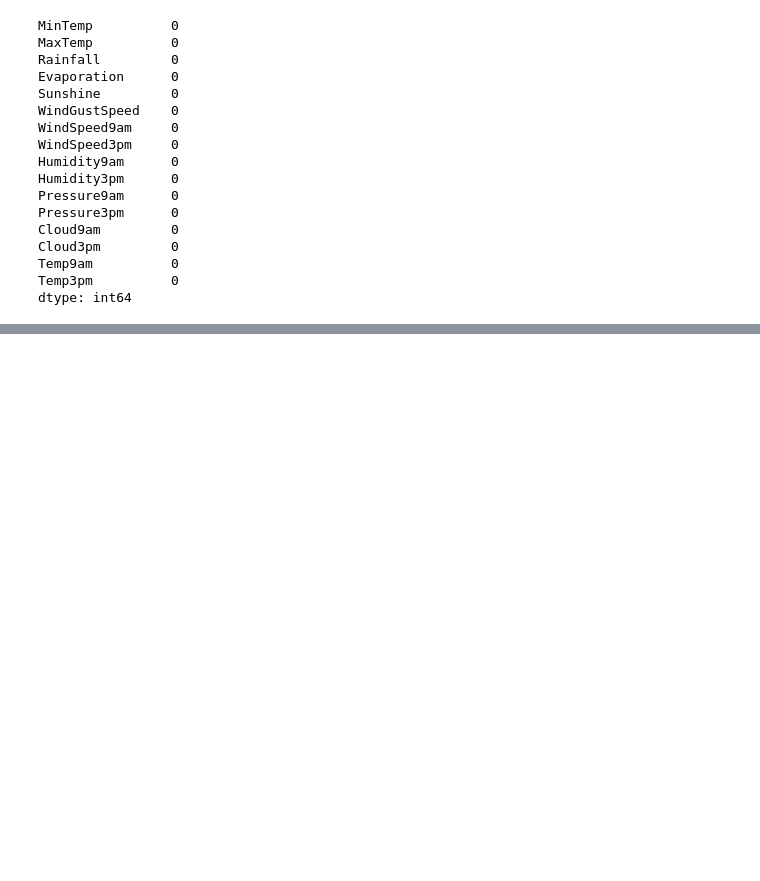
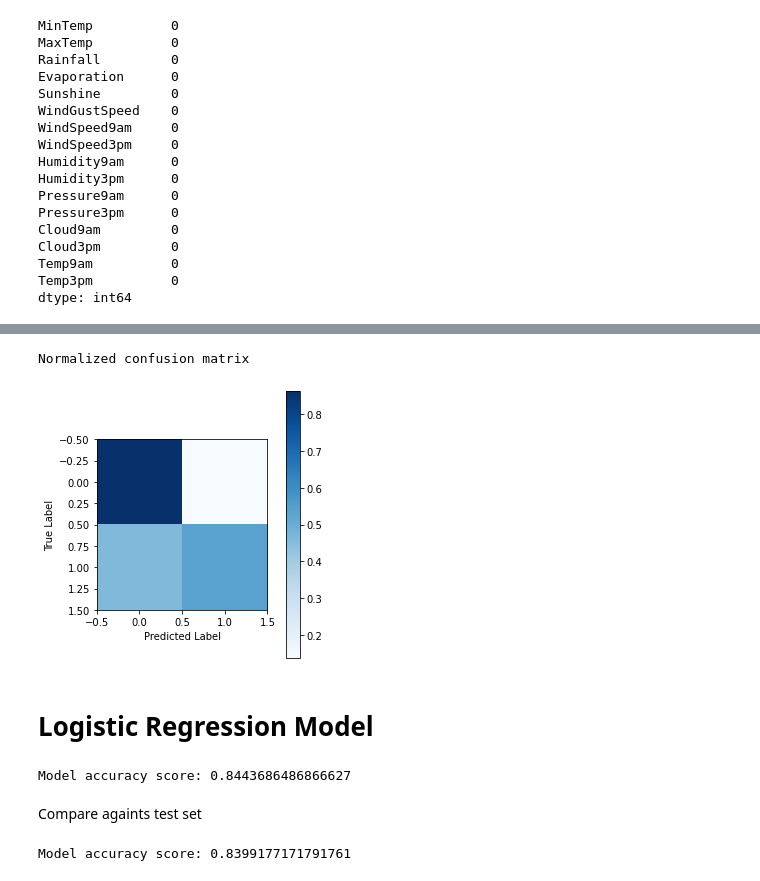
Before and after one commit to medzz123/intro-ai-coursework, a Jupyter notebook: coursework.ipynb, the cells around one changed output, grey strips where cells are left out. Saved outputs shown, nothing was run; the diff lists cells and outputs as text; code cells hidden in the pictures; blank space fills up the shorter version.

```diff
--- a/coursework.ipynb
+++ b/coursework.ipynb
@@ -317,0 +381,29 @@ Now theres no null values anymore.
+# %%
+cm_normalized = cm.astype('float') / cm.sum(axis=1)[:, np.newaxis]
+print('Normalized confusion matrix')
+plot_confusion_matrix(cm_normalized)
+# %% [output]
+Normalized confusion matrix
+[figure, added]
+# %% [markdown]
+# Logistic Regression Model
+# %%
+logreg = LogisticRegression(solver='liblinear', random_state=0).fit(X_train, y_train)
+
+y_pred_test = logreg.predict(X_test)
+
+score = accuracy_score(y_test, y_pred_test)
+
+print(f'Model accuracy score: {score}')
+# %% [output]
+Model accuracy score: 0.8443686486866627
+# %% [markdown]
+Compare againts test set
+# %%
+y_pred_train = logreg.predict(X_train)
+
+score2 = accuracy_score(y_train, y_pred_train)
+
+print(f'Model accuracy score: {score2}')
+# %% [output]
+Model accuracy score: 0.8399177171791761
```
Also changed, not shown: parts of 14 cells of this notebook.
